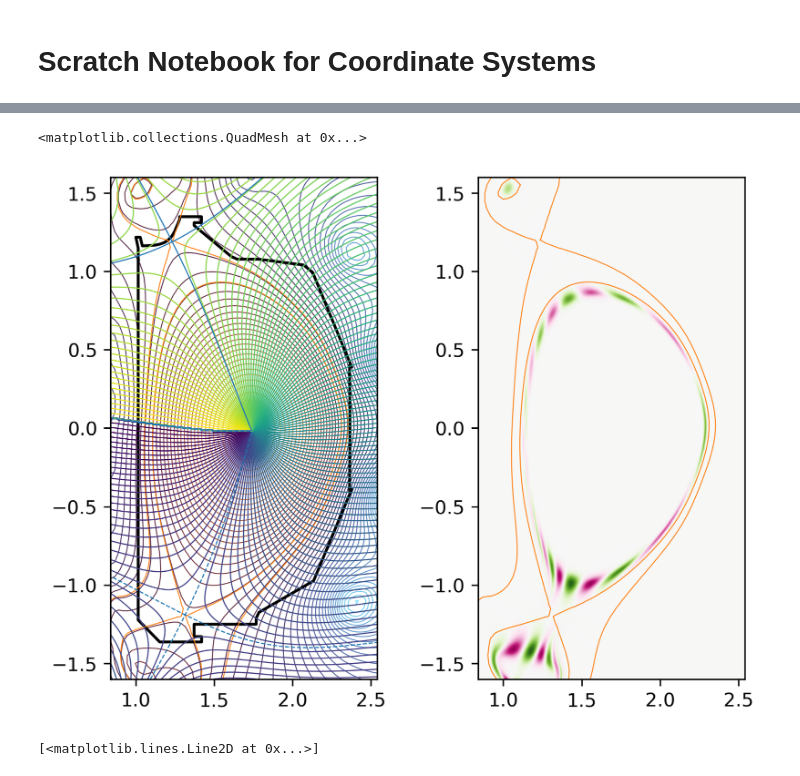
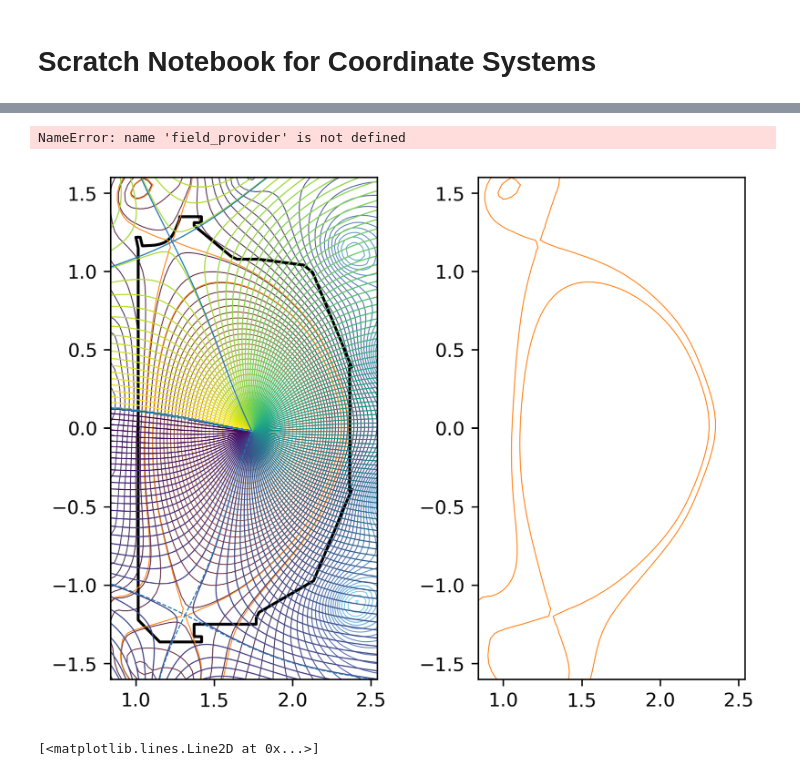
Before and after one commit to Maplenormandy/c1lgkt-jax, a Jupyter notebook: bin/coordinates_scratch.ipynb, the cells around one changed output, grey strips where cells are left out. Cells and saved outputs as stored; diff of their text form; code cells hidden in the pictures.

```diff
--- a/bin/coordinates_scratch.ipynb
+++ b/bin/coordinates_scratch.ipynb
@@ -43,4 +43,5 @@ eq = Equilibrium.from_eqdfile('./tests/D3D141451.eqd')
 # %%
 # %% Build Clebsch mapping from equilibrium
 clebsch_builder = ClebschMappingBuilder()
-theta_map, clebsch = clebsch_builder.clebsch_from_equilibrium(eq)
+theta_map = clebsch_builder.build_theta_map(eq)
+#clebsch = clebsch_builder.build_clebsch(theta_map, eq)
@@ -82,37 +121,39 @@ rplot, zplot = np.meshgrid(rgrid, zgrid, indexing='ij')
 psi_ev, ff_ev = eq.compute_psi_and_ff(jnp.ravel(rplot), jnp.ravel(zplot))
 (psi, psidr, psidz, psidrr, psidrz, psidzz) = psi_ev
 
 #uv_y = jnp.array([sol.value[0], sol.value[1], sol.value[2], sol.value[3], 0.2, 0.0, 0.2, 0.0])
 theta = theta_map(rplot.ravel(), zplot.ravel())
 
 
 region = jnp.zeros_like(rplot.ravel())
+theta_x = theta_map(jnp.array([theta_map.nulls.x1.rz[0], theta_map.nulls.x2.rz[0]]), jnp.array([theta_map.nulls.x1.rz[1], theta_map.nulls.x2.rz[1]]))
 
 #alpha_grid = interp_alpha(psi.ravel(), theta.ravel())
 #field_grid = jnp.cos(5*alpha_grid) * jnp.exp(-0.005*alpha_grid**2) * jnp.exp(-4000*(psi.ravel() - 0.95*eq.psix)**2)
 
-field_grid = field_provider(0.0, psi.ravel(), theta.ravel(), jnp.zeros_like(theta.ravel()))
+
 
 
 ax.contour(eq.rgrid, eq.zgrid, eq.psirz, levels=64, cmap='managua', linewidths=0.5)
 ax.plot(eq.wallrz[0,:], eq.wallrz[1,:], c='k')
 ax.contour(eq.rgrid, eq.zgrid, eq.psirz, levels=[theta_map.nulls.x1.psi, theta_map.nulls.x2.psi], colors='tab:orange', linewidths=0.5)
 ax.set_aspect('equal')
 ax2.set_aspect('equal')
 
 ax2.contour(eq.rgrid, eq.zgrid, eq.psirz, levels=[theta_map.nulls.x1.psi, theta_map.nulls.x2.psi], colors='tab:orange', linewidths=0.5)
 
 
 ax.contour(rgrid, zgrid, theta.reshape(rplot.shape).T, levels=np.linspace(-np.pi,np.pi,129), linewidths=0.6)
 
 
-ax.contour(rgrid, zgrid, theta.reshape(rplot.shape).T, levels=np.sort([theta_x1, theta_x2]), linewidths=0.6, colors='tab:blue')
+ax.contour(rgrid, zgrid, theta.reshape(rplot.shape).T, levels=np.sort([theta_x[0], theta_x[1]]), linewidths=0.6, colors='tab:blue')
 
+field_grid = field_provider(0.0, psi.ravel(), theta.ravel(), jnp.zeros_like(theta.ravel()))
 fmax = jnp.max(jnp.abs(field_grid[1]))
 ax2.pcolormesh(rgrid, zgrid, field_grid[1].reshape(rplot.shape).T, shading='gouraud', cmap='PiYG', vmin=-1.0, vmax=1.0)
 # %% [output]
-<matplotlib.collections.QuadMesh at 0x...>
+NameError: name 'field_provider' is not defined
-[figure, old version]
+[figure, new version]
 # %%
 # %% Initialize FieldlinePusher; this is to check the results of the clebsch mapping against fieldline tracing
 fieldline_pusher = FieldlinePusher()
```
Also changed, not shown: parts of 4 cells of this notebook, 18 other files.
